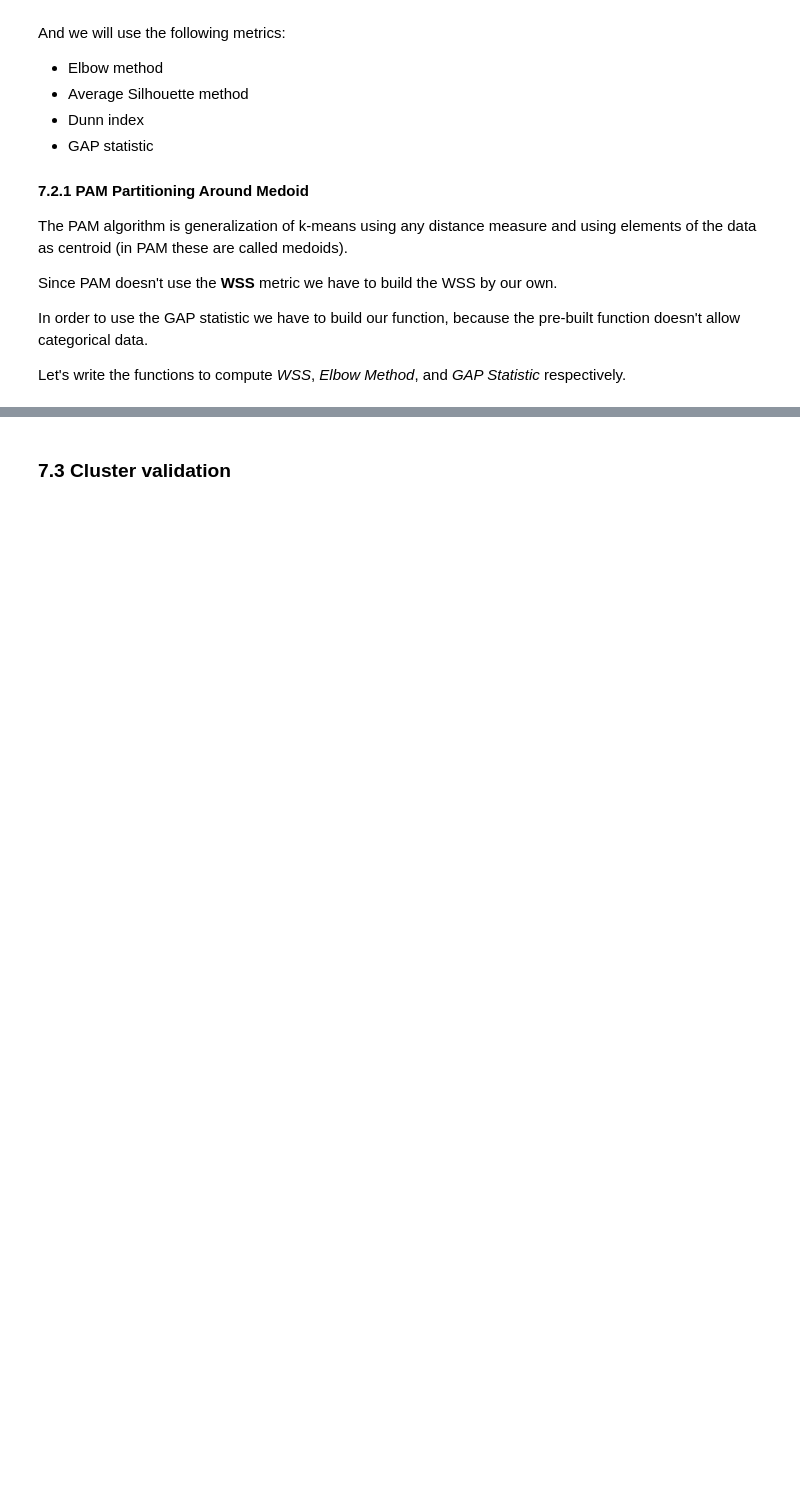
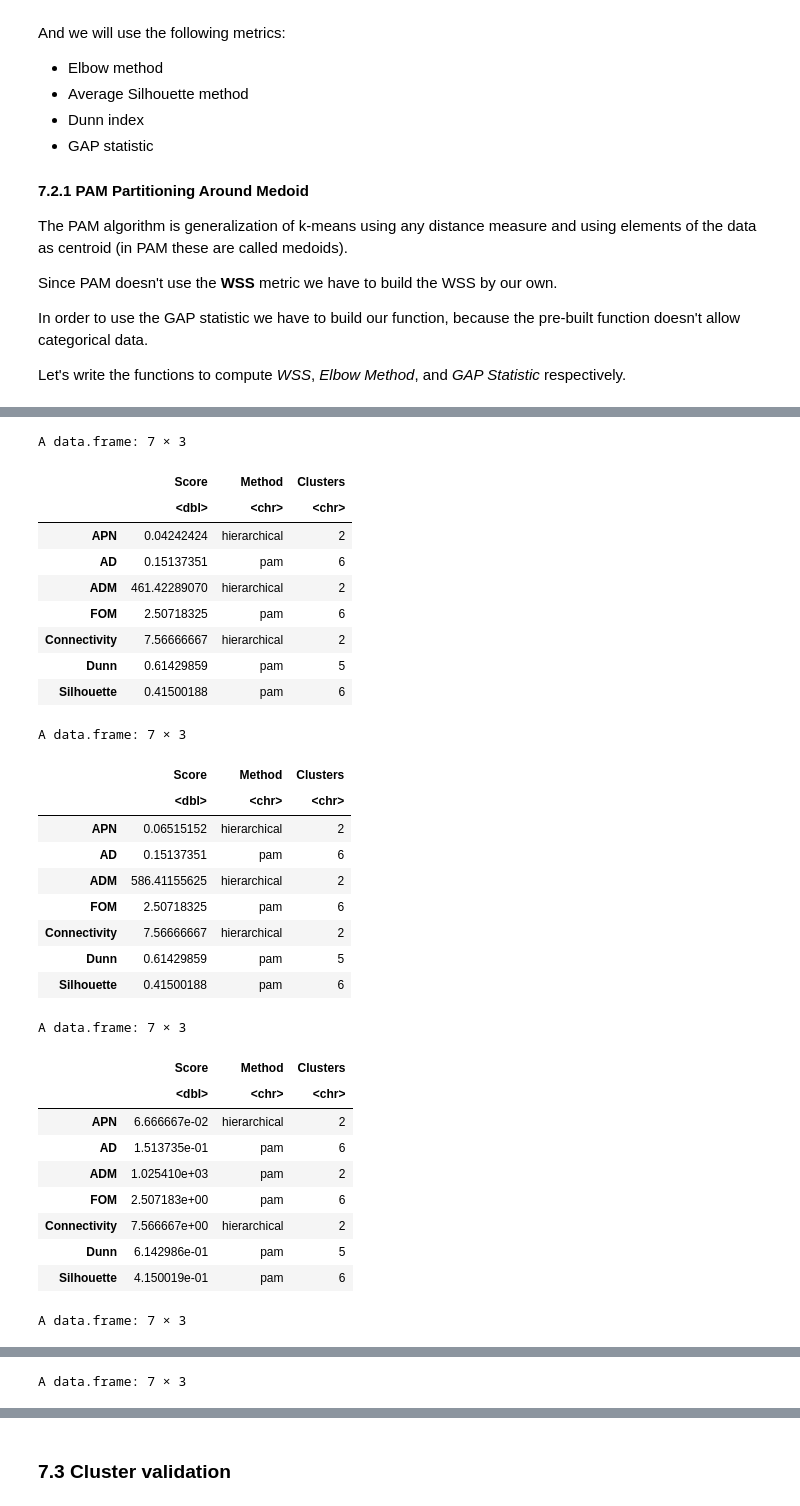
Before and after one commit to biagio-incardona/biagio-incardona.github.io, a Jupyter notebook: Report_Incardona_Biagio.ipynb, the cells around one changed output, grey strips where cells are left out. Drawn from its saved outputs; the diff is of its cells as text; code cells hidden in the pictures; blank space fills up the shorter version.

```diff
--- a/Report_Incardona_Biagio.ipynb
+++ b/Report_Incardona_Biagio.ipynb
@@ -1166,22 +1137,85 @@ Validation measures:
 # %%
 #pam <- pam(dist, diss = T, 4)
 #install.packages("clValid")
 #library(fpc)
 #cluster.stats(dist, pam(dist, diss = T, 3)$cluster)
 #library(clValid)
 #trace("clValid", edit = T)
-install.packages("devtools")
-library(devtools)
-install_github("biagio-incardona/clValid", force = T)
-library(clValid)
+#install.packages(c("devtools", "StatMatch", "data.table"))
+#library(devtools)
+#library(data.table)
+#install_github("biagio-incardona/myClValid", force = T)
+#library(clValid)
 clmethods <- c("hierarchical", "pam")
 insurance.data <- read.csv("Healt_Insurance.csv")
 
 insurance.data$Driving_License <- as.factor(ifelse(insurance.data$Driving_License == 1, "Yes", "No"))
 insurance.data$Previously_Insured <- as.factor(ifelse(insurance.data$Previously_Insured == 1, "Yes", "No"))
 insurance.data$Gender <- as.factor(insurance.data$Gender)
 insurance.data$Vehicle_Damage <- as.factor(insurance.data$Vehicle_Damage)
 insurance.data$Vehicle_Age <- as.factor(insurance.data$Vehicle_Age)
 
+clmethods <- c("hierarchical", "pam")
+validations <- c("internal", "stability")
+methods <- c("ward.D")
+clvalid1 <- myClValid::myClValid.cat(insurance.data[1:20,], nClust = 2:6, clMethods = clmethods,
+                                    validation = validations,
+                                    maxitems = 5001,
+                                    method = "ward.D")
 
-intern <- clValid(insurance.data[1:5000, -12], nClust = 2:6, clMethods = clmethods, validation = "internal", maxitems = nrow(insurance.data[1:5000,-12]))
+clvalid2 <- myClValid::myClValid.cat(insurance.data[1:20,], nClust = 2:6, clMethods = clmethods,
+                                    validation = validations,
+                                    maxitems = 5001,
+                                    method = "ward.D2")
+
+clvalid3 <- myClValid::myClValid.cat(insurance.data[1:20,], nClust = 2:6, clMethods = clmethods,
+                                    validation = validations,
+                                    maxitems = 5001,
+                                    method = "single")
+
+clvalid4 <- myClValid::myClValid.cat(insurance.data[1:20,], nClust = 2:6, clMethods = clmethods,
+                                    validation = validations,
+                                    maxitems = 5001,
+                                    method = "complete")
+
+clvalid5 <- myClValid::myClValid.cat(insurance.data[1:20,], nClust = 2:6, clMethods = clmethods,
+                                    validation = validations,
+                                    maxitems = 5001,
+                                    method = "average")
+myClValid::optimalScores(clvalid1)
+myClValid::optimalScores(clvalid2)
+myClValid::optimalScores(clvalid3)
+myClValid::optimalScores(clvalid4)
+myClValid::optimalScores(clvalid5)
+# %% [output]
+A data.frame: 7 × 3
+|  | Score | Method | Clusters |
+|  | <dbl> | <chr> | <chr> |
+| APN | 0.04242424 | hierarchical | 2 |
+| AD | 0.15137351 | pam | 6 |
+| ADM | 461.42289070 | hierarchical | 2 |
+| FOM | 2.50718325 | pam | 6 |
+| Connectivity | 7.56666667 | hierarchical | 2 |
+| Dunn | 0.61429859 | pam | 5 |
+| Silhouette | 0.41500188 | pam | 6 |
+A data.frame: 7 × 3
+|  | Score | Method | Clusters |
+|  | <dbl> | <chr> | <chr> |
+| APN | 0.06515152 | hierarchical | 2 |
+| AD | 0.15137351 | pam | 6 |
+| ADM | 586.41155625 | hierarchical | 2 |
+| FOM | 2.50718325 | pam | 6 |
+| Connectivity | 7.56666667 | hierarchical | 2 |
+| Dunn | 0.61429859 | pam | 5 |
+| Silhouette | 0.41500188 | pam | 6 |
+A data.frame: 7 × 3
+|  | Score | Method | Clusters |
+|  | <dbl> | <chr> | <chr> |
+| APN | 6.666667e-02 | hierarchical | 2 |
+| AD | 1.513735e-01 | pam | 6 |
+| ADM | 1.025410e+03 | pam | 2 |
+| FOM | 2.507183e+00 | pam | 6 |
+| Connectivity | 7.566667e+00 | hierarchical | 2 |
+| Dunn | 6.142986e-01 | pam | 5 |
+| Silhouette | 4.150019e-01 | pam | 6 |
+A data.frame: 7 × 3
@@ -1187,0 +1231 @@ intern <- clValid(insurance.data[1:5000, -12], nClust = 2:6, clMethods = clmetho
+A data.frame: 7 × 3
```
Also changed, not shown: parts of 52 cells of this notebook.
